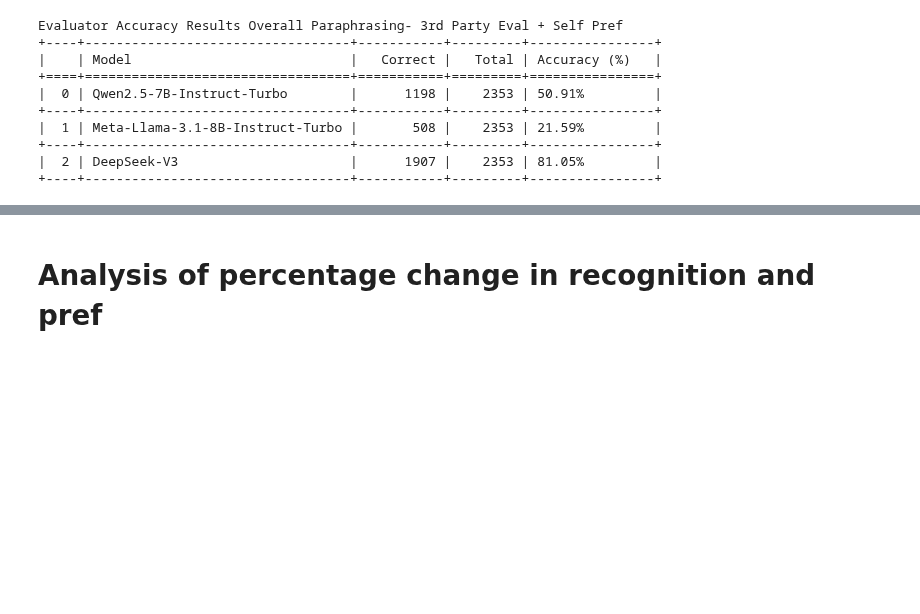
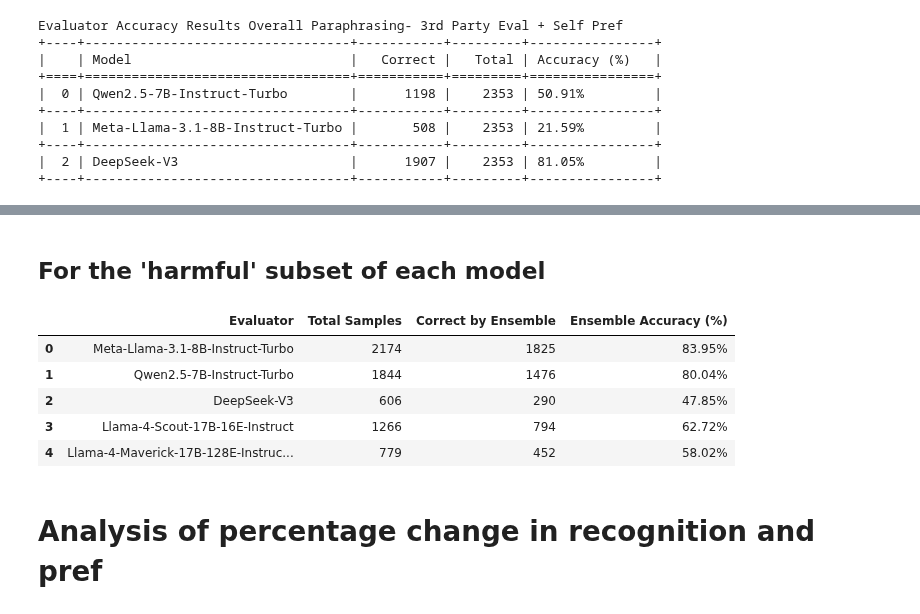
Before and after one commit to Taslim-M/self_recognition, a Jupyter notebook: analysis_quality.ipynb, the cells around one changed output, grey strips where cells are left out. Drawn from its saved outputs; the diff is of its cells as text; code cells hidden in the pictures; blank space fills up the shorter version.

Commit message:
dupe results + third party complete

```diff
--- a/analysis_quality.ipynb
+++ b/analysis_quality.ipynb
@@ -5123,9 +5368,10 @@ Evaluator Accuracy Results
 # %% [markdown]
 ### Original
 # %%
-# Load JSON file into a variable
-with open('.\quality\pref_results_third_party_eval_original_harmful.json', 'r') as file:
+# # Load JSON file into a variable
+with open('.\quality\pref_results_third_party_eval_original.json', 'r') as file:
     pref_results_third_party_eval_original_harmful = json.load(file)
+
 
 with open('.\quality\self_pref_quality.json', 'r') as file:
     preference_results = json.load(file)
@@ -5134,7 +5380,9 @@ with open('.\quality\pref_other_wrong_quality.json', 'r') as file:
     preference_results_other_wrong = json.load(file)
 # %%
 # Model list
-model_names = ["Qwen2.5-7B-Instruct-Turbo", "Meta-Llama-3.1-8B-Instruct-Turbo", "DeepSeek-V3"]
+# model_names = ["Qwen2.5-7B-Instruct-Turbo", "Meta-Llama-3.1-8B-Instruct-Turbo", "DeepSeek-V3"]
+model_names = [ "Meta-Llama-3.1-8B-Instruct-Turbo",  "Qwen2.5-7B-Instruct-Turbo", "Llama-4-Scout-17B-16E-Instruct", "Llama-4-Maverick-17B-128E-Instruct-FP8", "DeepSeek-V3"]
+
 
 # Initialize tracking dictionaries
 result_stats = {model: {"correct": 0, "total": 0} for model in model_names}
@@ -5332,0 +5587,4 @@ Evaluator Accuracy Results Overall Paraphrasing- 3rd Party Eval + Self Pref
+# %%
+# # Load JSON file into a variable
+with open('.\quality\pref_results_third_party_eval_original.json', 'r') as file:
+    pref_results_third_party_eval_original_harmful = json.load(file)
@@ -5333,3 +5734,68 @@ Evaluator Accuracy Results Overall Paraphrasing- 3rd Party Eval + Self Pref
+# %% [markdown]
+## For the 'harmful' subset of each model
+# %%
+with open('.\quality\self_pref_quality.json', 'r') as file:
+    self_pref_quality = json.load(file)
+# %%
+# Group records by evaluator from self_pref_quality
+from collections import defaultdict
+
+# Build ensemble lookup using just the pid
+ensemble_lookup_by_pid = {r['pid']: r for r in ensemble_results}
+
+# Initialize tracking
+evaluator_ensemble_stats = defaultdict(lambda: {"correct": 0, "total": 0})
+
+# Process each record in self_pref_quality
+for rec in self_pref_quality:
+    evaluator = rec['evaluator']
+    pid = rec['pid']
+
+    # Look up corresponding ensemble record
+    ensemble_rec = ensemble_lookup_by_pid.get(pid)
+    if not ensemble_rec:
+        continue
+
+    # Majority vote from 5 judges
+    judge_3_correct = ensemble_rec.get("judge_3_correct")
+    if judge_3_correct is not None and isinstance(judge_3_correct, list):
+        total_votes = [
+            ensemble_rec.get("judge_1_correct") is True,
+            ensemble_rec.get("judge_2_correct") is True,
+            *[val is True for val in judge_3_correct]
+        ]
+    else:
+        total_votes = [
+            ensemble_rec.get("judge_1_correct") is True,
+            ensemble_rec.get("judge_2_correct") is True
+        ]
+
+    correct_votes = sum(total_votes)
+    ensemble_correct = correct_votes >= 3
+
+    evaluator_ensemble_stats[evaluator]["total"] += 1
+    if ensemble_correct:
+        evaluator_ensemble_stats[evaluator]["correct"] += 1
+
+# Format results into DataFrame
+ensemble_accuracy_per_evaluator = pd.DataFrame([
+    {
+        "Evaluator": evaluator,
+        "Total Samples": stats["total"],
+        "Correct by Ensemble": stats["correct"],
+        "Ensemble Accuracy (%)": f"{(stats['correct'] / stats['total'] * 100):.2f}%" if stats["total"] > 0 else "N/A"
+    }
+    for evaluator, stats in evaluator_ensemble_stats.items()
+])
+
+ensemble_accuracy_per_evaluator
+# %% [output]
+|  | Evaluator | Total Samples | Correct by Ensemble | Ensemble Accuracy (%) |
+| 0 | Meta-Llama-3.1-8B-Instruct-Turbo | 2174 | 1825 | 83.95% |
+| 1 | Qwen2.5-7B-Instruct-Turbo | 1844 | 1476 | 80.04% |
+| 2 | DeepSeek-V3 | 606 | 290 | 47.85% |
+| 3 | Llama-4-Scout-17B-16E-Instruct | 1266 | 794 | 62.72% |
+| 4 | Llama-4-Maverick-17B-128E-Instruc... | 779 | 452 | 58.02% |
 # %% [markdown]
 # Analysis of percentage change in recognition and pref
 # %%
```
Also changed, not shown: parts of 41 cells of this notebook, 10 other files.
